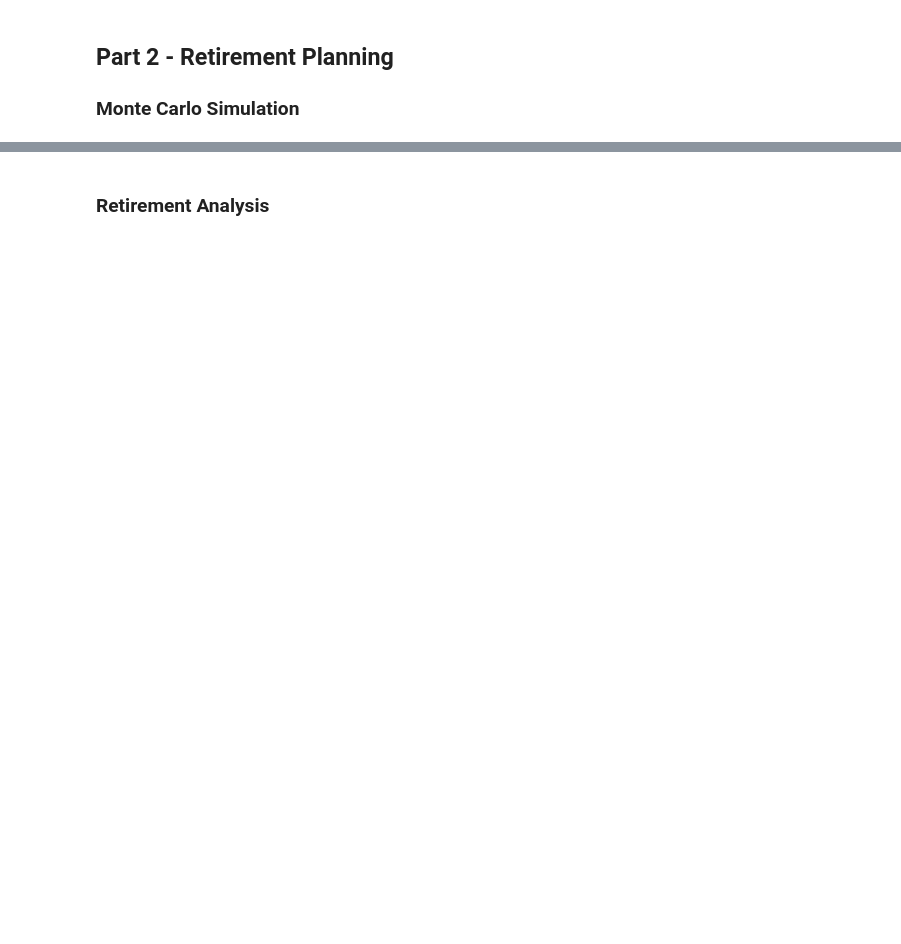
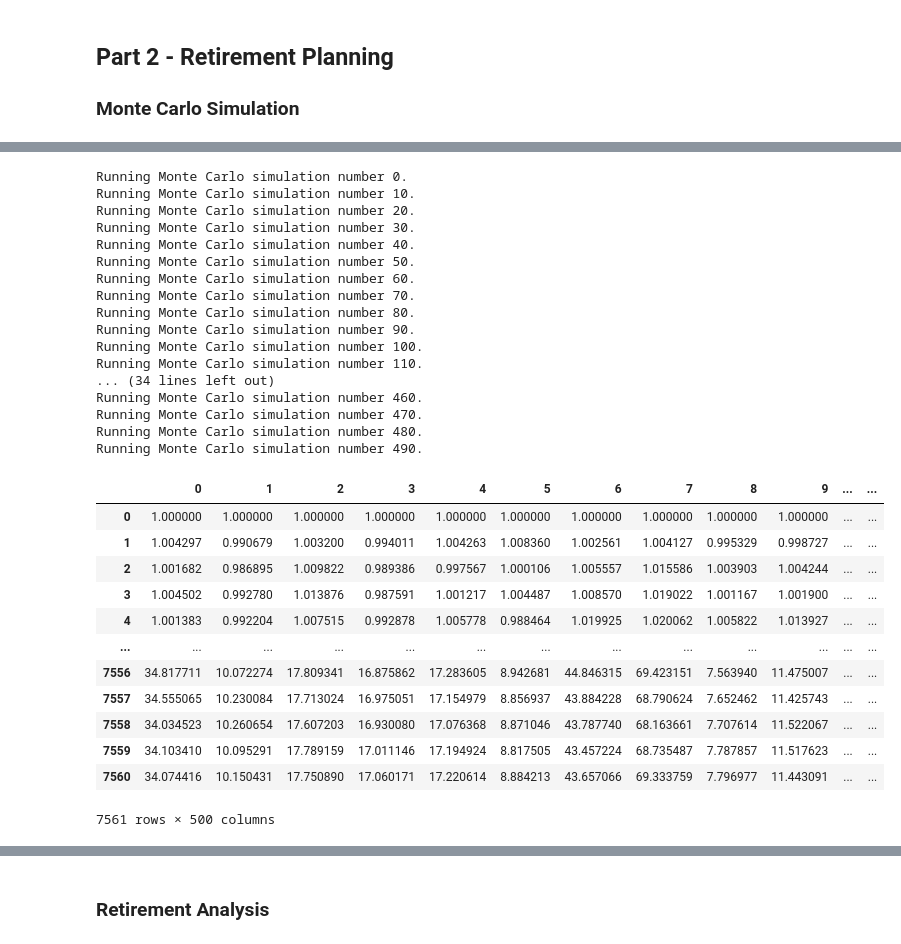
Before and after one commit to benjaminweymouth/financial-planning-monte-carlo, a Jupyter notebook: financial-planner.ipynb, the cells around one changed output, grey strips where cells are left out. Saved outputs shown, nothing was run; the diff lists cells and outputs as text; code cells hidden in the pictures; blank space fills up the shorter version.

```diff
--- a/financial-planner.ipynb
+++ b/financial-planner.ipynb
@@ -201,3 +256,34 @@ df_stock_data.head()
 # %%
-# Configuring a Monte Carlo simulation to forecast 30 years cumulative returns
-# YOUR CODE HERE!
+# Running a Monte Carlo simulation to forecast 30 years cumulative returns
+MC_thirty_year.calc_cumulative_return()
+# %% [output]
+Running Monte Carlo simulation number 0.
+Running Monte Carlo simulation number 10.
+Running Monte Carlo simulation number 20.
+Running Monte Carlo simulation number 30.
+Running Monte Carlo simulation number 40.
+Running Monte Carlo simulation number 50.
+Running Monte Carlo simulation number 60.
+Running Monte Carlo simulation number 70.
+Running Monte Carlo simulation number 80.
+Running Monte Carlo simulation number 90.
+Running Monte Carlo simulation number 100.
+Running Monte Carlo simulation number 110.
+... (34 lines left out)
+Running Monte Carlo simulation number 460.
+Running Monte Carlo simulation number 470.
+Running Monte Carlo simulation number 480.
+Running Monte Carlo simulation number 490.
+|  | 0 | 1 | 2 | 3 | 4 | 5 | 6 | 7 | 8 | 9 | ... | ... |
+| 0 | 1.000000 | 1.000000 | 1.000000 | 1.000000 | 1.000000 | 1.000000 | 1.000000 | 1.000000 | 1.000000 | 1.000000 | ... | ... |
+| 1 | 1.004297 | 0.990679 | 1.003200 | 0.994011 | 1.004263 | 1.008360 | 1.002561 | 1.004127 | 0.995329 | 0.998727 | ... | ... |
+| 2 | 1.001682 | 0.986895 | 1.009822 | 0.989386 | 0.997567 | 1.000106 | 1.005557 | 1.015586 | 1.003903 | 1.004244 | ... | ... |
+| 3 | 1.004502 | 0.992780 | 1.013876 | 0.987591 | 1.001217 | 1.004487 | 1.008570 | 1.019022 | 1.001167 | 1.001900 | ... | ... |
+| 4 | 1.001383 | 0.992204 | 1.007515 | 0.992878 | 1.005778 | 0.988464 | 1.019925 | 1.020062 | 1.005822 | 1.013927 | ... | ... |
+| ... | ... | ... | ... | ... | ... | ... | ... | ... | ... | ... | ... | ... |
+| 7556 | 34.817711 | 10.072274 | 17.809341 | 16.875862 | 17.283605 | 8.942681 | 44.846315 | 69.423151 | 7.563940 | 11.475007 | ... | ... |
+| 7557 | 34.555065 | 10.230084 | 17.713024 | 16.975051 | 17.154979 | 8.856937 | 43.884228 | 68.790624 | 7.652462 | 11.425743 | ... | ... |
+| 7558 | 34.034523 | 10.260654 | 17.607203 | 16.930080 | 17.076368 | 8.871046 | 43.787740 | 68.163661 | 7.707614 | 11.522067 | ... | ... |
+| 7559 | 34.103410 | 10.095291 | 17.789159 | 17.011146 | 17.194924 | 8.817505 | 43.457224 | 68.735487 | 7.787857 | 11.517623 | ... | ... |
+| 7560 | 34.074416 | 10.150431 | 17.750890 | 17.060171 | 17.220614 | 8.884213 | 43.657066 | 69.333759 | 7.796977 | 11.443091 | ... | ... |
+7561 rows × 500 columns
```
Also changed, not shown: parts of 20 cells of this notebook, 1 other file.
